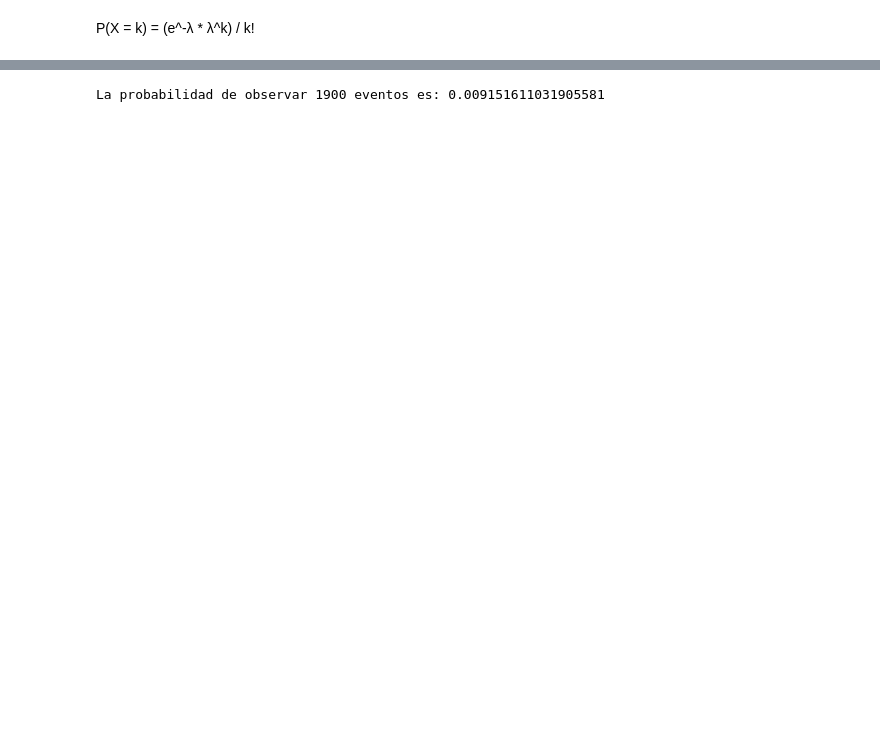
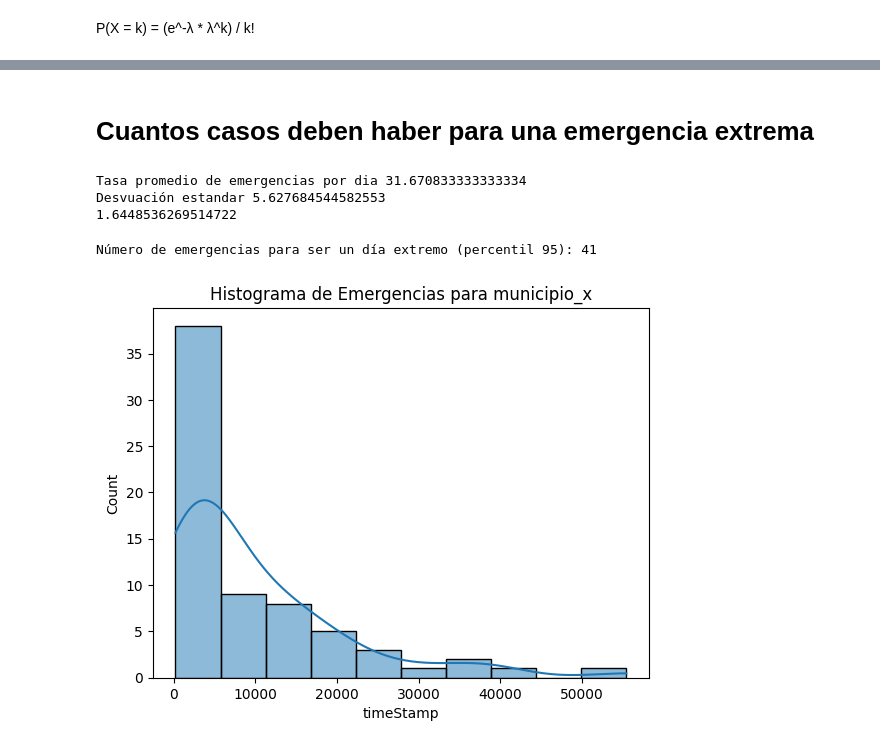
Before and after one commit to 59822/Discrete_distribution, a Jupyter notebook: 911_EDA.ipynb, the cells around one changed output, grey strips where cells are left out. Drawn from its saved outputs; the diff is of its cells as text; code cells hidden in the pictures; blank space fills up the shorter version.

```diff
--- a/911_EDA.ipynb
+++ b/911_EDA.ipynb
@@ -332,13 +411,28 @@ probability = stats.norm.pdf(k, loc=poisson_rate, scale=np.sqrt(poisson_rate))
-# %%
-import scipy.stats as stats
-import numpy as np
-
-k = 1900  # Número de eventos
-poisson_rate = 1900.25  # Tasa de Poisson
-
-# Calcular la probabilidad usando la aproximación normal
-probability = stats.norm.pdf(k, loc=poisson_rate, scale=np.sqrt(poisson_rate))
-
-print(f"La probabilidad de observar {k} eventos es: {probability}")
-# %% [output]
-La probabilidad de observar 1900 eventos es: 0.009151611031905581
+# %% [markdown]
+# Cuantos casos deben haber para una emergencia extrema
+# %%
+import math
+dsv = math.sqrt(poisson_rate)
+print(f"Tasa promedio de emergencias por dia {poisson_rate}\nDesvuación estandar {dsv}")
+
+percentil = 0.95 #Considerado día critico o extremo
+
+z_score = stats.norm.ppf(percentil)
+print(z_score)
+# %% [output]
+Tasa promedio de emergencias por dia 31.670833333333334
+Desvuación estandar 5.627684544582553
+1.6448536269514722
+# %%
+extreme_events = poisson_rate + z_score * np.sqrt(poisson_rate)
+print(f"Número de emergencias para ser un día extremo (percentil 95): {round(extreme_events)}")
+# %% [output]
+Número de emergencias para ser un día extremo (percentil 95): 41
+# %%
+
+emergencias_por_municipio = df.groupby('twp')['timeStamp'].count()
+sns.histplot(emergencias_por_municipio, kde=True)
+plt.title('Histograma de Emergencias para municipio_x')
+plt.show()
+# %% [output]
+[figure, added]
```
Also changed, not shown: parts of 9 cells of this notebook.
